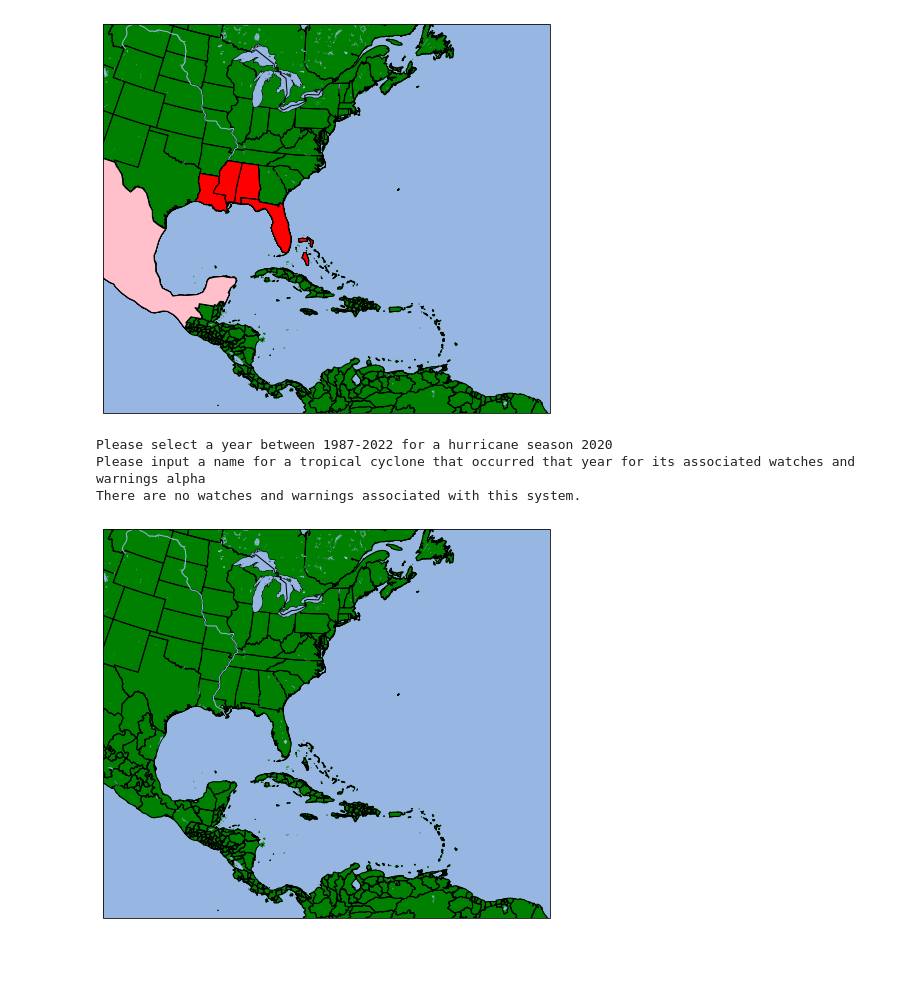
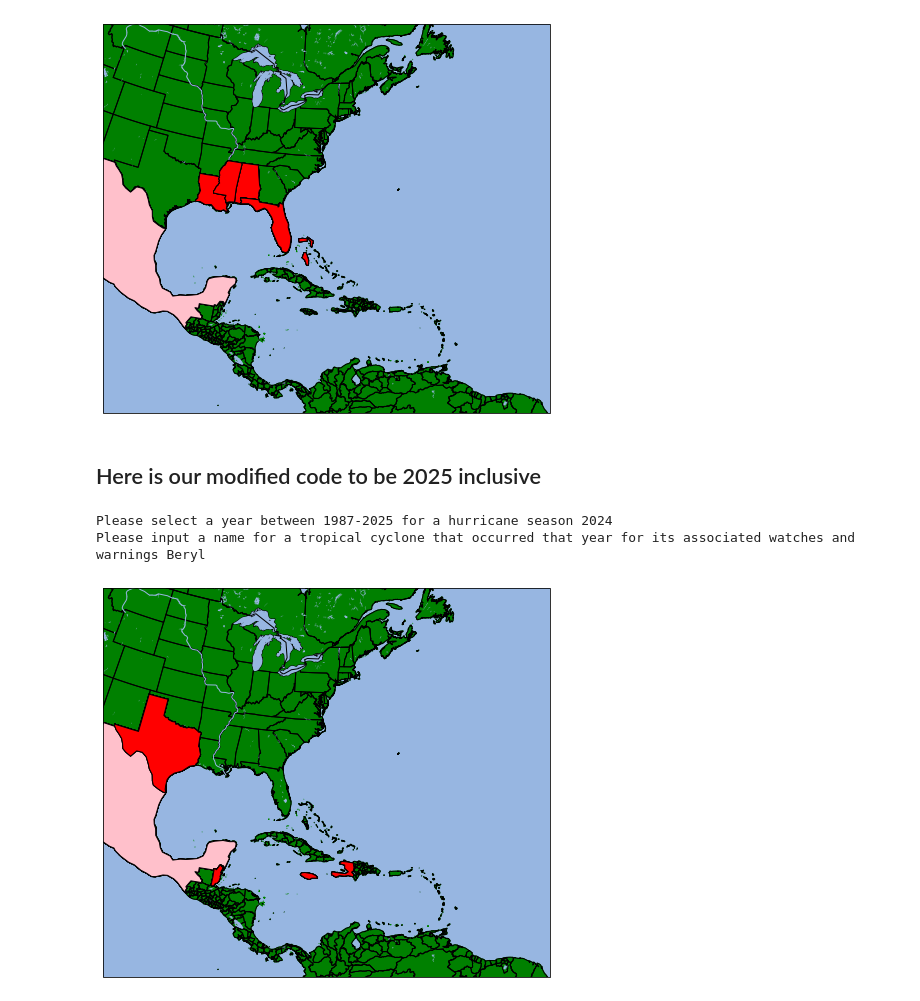
Before and after one commit to mumano/TC_watches_warnings, a Jupyter notebook: COMPMETFINALPROJ.ipynb, the cells around one changed output. Drawn from its saved outputs; the diff is of its cells as text; code cells hidden in the pictures; blank space fills up the shorter version.

Commit message:
Add modified script to include 2025

```diff
--- a/COMPMETFINALPROJ.ipynb
+++ b/COMPMETFINALPROJ.ipynb
@@ -255,6 +255,8 @@ ax.set_extent([-100, -50, 5, 50])
 Please select a year between 1987-2022 for a hurricane season 2005
 Please input a name for a tropical cyclone that occurred that year for its associated watches and warnings Katrina
 [figure]
+# %% [markdown]
+## Here is our modified code to be 2025 inclusive
 # %%
 crbn_isles =["ANGUILLA", "ANTIGUA", "ARUBA", "BAHAMAS", "BARBADOS", "BARBUDA", "BONAIRE", "BRITISH VIRGIN ISLANDS", "CAYMAN ISLANDS", "CUBA", "CULEBRA", "DOMINICA", "DOMINICAN REPUBLIC", "GREATER ANTILLES", "GRENADA", "GUADELOUPE", "HAITI", "JAMAICA", "LEEWARD ISLANDS", "LESSER ANTILLES", "MARTINIQUE", "MONTSERRAT", "NAVASSA ISLAND", "NETHERLANDS ANTILLES", "PUERTO RICO", "SAN JUAN", "SAINT BARTHELEMY", "SAINT KITTS AND NEVIS", "SAINT LUCIA", "SAINT MARTIN", "SAINT VINCENT AND THE GRENADINES", "TRINIDAD AND TOBAGO", "TURKS AND CAICOS", "U.S. VIRGIN ISLANDS", "US VIRGIN ISLANDS", "UNITED STATES VIRGIN ISLANDS", "VIEQUES"]
 US_STATES = ["ALABAMA", "ARKANSAS", "CONNECTICUT", "DELAWARE", "FLORIDA", "GEORGIA", "LONG ISALND", "LOUISIANA", "MAINE", "MARYLAND", "MASSACHUSETTS", "MISSISSIPPI", "MISSOURI", "NEW HAMPSHIRE", "NEW JERSEY", "NEW YORK", "NEW YORK CITY", "NORTH CAROLINA", "PENNSYLVANIA", "RHODE ISLAND", "SOUTH CAROLINA", "TENNESSEE", "TEXAS", "VERMONT", "VIRGINIA", "WEST VIRGINIA", "WASHINGTON D.C."]
@@ -272,12 +274,12 @@ list_places = [ts_watch_places, ts_warn_places, hurr_watch_places, hurr_warn_pla
 ##Here will be code that will ask a user for a specific year from 1987 to 2022 and a storm name associated with
 ##that year. If a name chosen for a specific year does not exist, throw error that says invalid name for year
 ##and repeats request for user input.
-year = input('Please select a year between 1987-2022 for a hurricane season')
+year = input('Please select a year between 1987-2025 for a hurricane season')
 try:
-    while(1987 > int(year) or int(year) > 2022):
-        year = input('Invalid year, please input a proper year that is between 1987-2022 inclusive.')
+    while(1987 > int(year) or int(year) > 2025):
+        year = input('Invalid year, please input a proper year that is between 1987-2025 inclusive.')
 except ValueError:
-    year = input('Invalid year, please input a proper year (integer) that is between 1987-2022 inclusive.')
+    year = input('Invalid year, please input a proper year (integer) that is between 1987-2025 inclusive.')
 
 name = request_name()
 year = str(year)
@@ -386,37 +388,36 @@ for country in countries_shp.records():
                 if(count == 0):
                     tswatch.append(country.geometry)
                 if(count == 1):
                     tswarn.append(country.geometry)
                 if(count == 2):
                     hurrwatch.append(country.geometry)
                 if(count == 3):
                     hurrwarn.append(country.geometry)
         count += 1
 
 # Creates a figure and add features to the map. The map created will be a map of the United States, Mexico, Central America, and the Caribbean.
 fig = plt.figure(figsize=(8, 8))
 ax = fig.add_subplot(1, 1, 1, projection=projection)
 ax.add_feature(cfeature.STATES.with_scale('10m'), edgecolor= 'black')
 ax.add_feature(cfeature.OCEAN.with_scale('10m'))
 ax.add_feature(cfeature.LAKES.with_scale('10m'))
 ax.add_feature(cfeature.LAND.with_scale('10m'), color='g')
 ax.add_feature(cfeature.BORDERS.with_scale('10m'))
 ax.add_feature(cartopy.feature.RIVERS)
 
 # Add the state/country geometries to the map in order of tropical storm watch, tropical storm warning, hurricane watch, then hurricane warning.
     #This is to ensure that the 'worst' advisory for a state or country be shown.
 ax.add_geometries(tswatch, crs=ccrs.PlateCarree(), facecolor='yellow', edgecolor='black')
 ax.add_geometries(tswarn, crs=ccrs.PlateCarree(), facecolor='blue', edgecolor='black')
 ax.add_geometries(hurrwatch, crs=ccrs.PlateCarree(), facecolor='pink', edgecolor='black')
 ax.add_geometries(hurrwarn, crs=ccrs.PlateCarree(), facecolor='red', edgecolor='black')
 
 # Set the extent of the map to show the desired region which is the Easter Contingent United States, Mexico, Central America, and the Caribbean.
 ax.set_extent([-100, -50, 5, 50])
 # %% [output]
-Please select a year between 1987-2022 for a hurricane season 2020
-Please input a name for a tropical cyclone that occurred that year for its associated watches and warnings alpha
-There are no watches and warnings associated with this system.
+Please select a year between 1987-2025 for a hurricane season 2024
+Please input a name for a tropical cyclone that occurred that year for its associated watches and warnings Beryl
-[figure, old version]
+[figure, new version]
 # %%
 import matplotlib.pyplot as plt
 import cartopy.crs as ccrs
```
Also changed, not shown: parts of 3 cells of this notebook.
